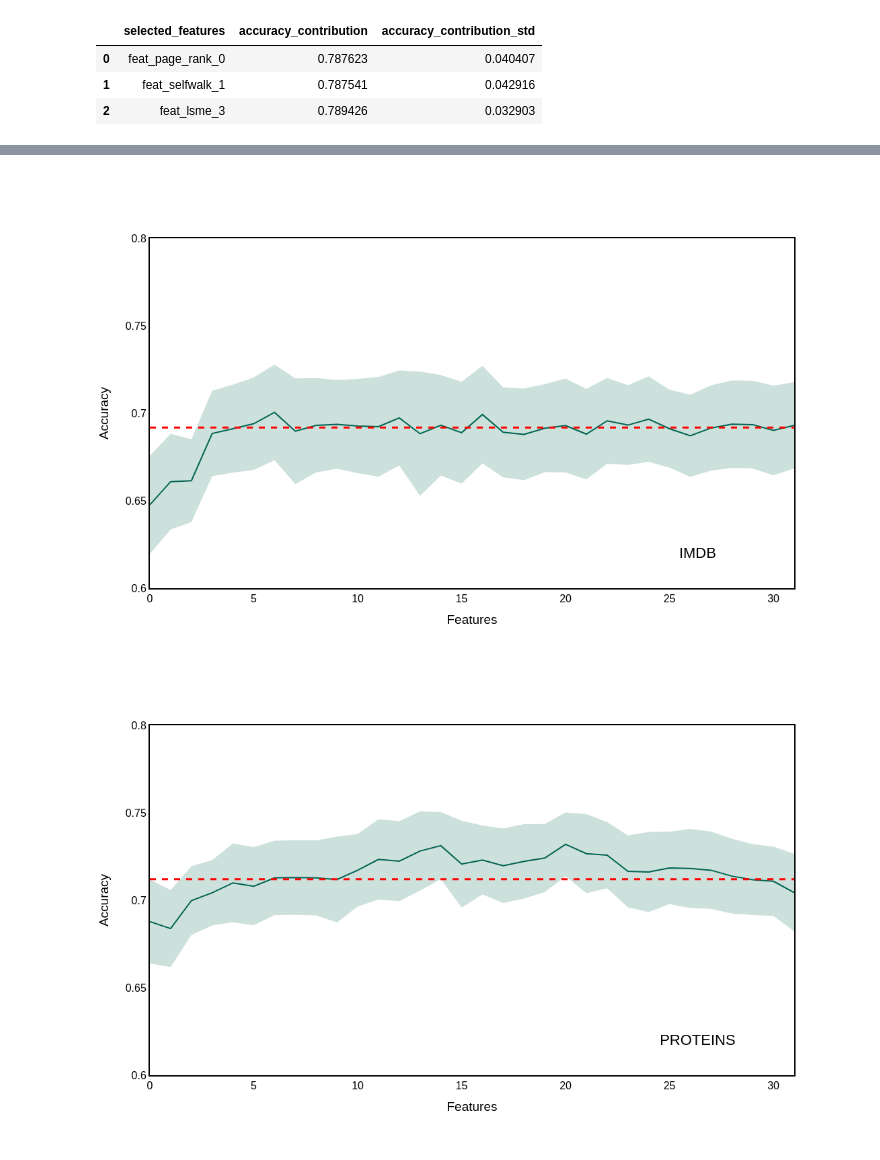
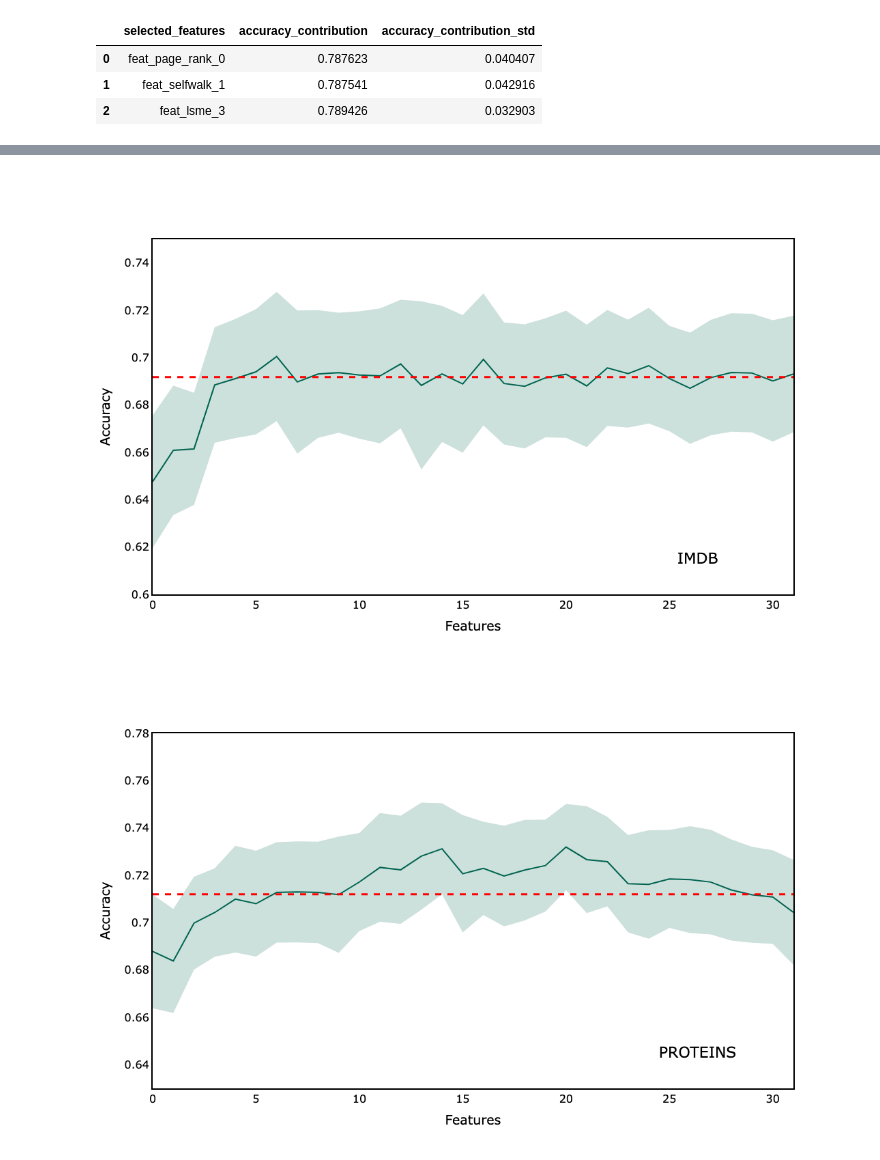
Before and after one commit to ashdehghan/NEExT, a Jupyter notebook: data/Untitled.ipynb, the cells around one changed output, grey strips where cells are left out. Drawn from its saved outputs; the diff is of its cells as text; code cells hidden in the pictures.

```diff
--- a/data/Untitled.ipynb
+++ b/data/Untitled.ipynb
@@ -204,35 +204,35 @@ fig.update_layout(
         zeroline=True,
         showline = True,
         linecolor = 'black',
         mirror=True,
         linewidth = 2
     ),
     xaxis = dict(
         title = "Features",
         mirror=True,
         zeroline=True,
         showline = True,
         linecolor = 'black',
         linewidth = 2,
     ),
     width=700,
     height=700,
     font=dict(
     size=16,
     color="black")
 )
 fig.update_layout(showlegend=False)
-fig.update_layout(yaxis_range=[0.6,0.8])
+fig.update_layout(yaxis_range=[0.6,0.75])
 fig.update_xaxes(showgrid=False, gridwidth=0.5, gridcolor='#e3e1e1')
 fig.update_yaxes(showgrid=False, gridwidth=0.5, gridcolor='grey')
 fig.update_traces(marker_line_color='black', marker_line_width=1.0, opacity=1.0)
 
 fig.add_hline(y=0.6918, line_width=3, line_dash="dash", line_color="red")
 
 
 fig.show()
 # %% [output]
-[figure, old version]
+[figure, new version]
 # %%
 
 PROTEINS["y_upper"] = PROTEINS["accuracy_contribution"] + PROTEINS["accuracy_contribution_std"]
@@ -294,7 +294,7 @@ fig.update_layout(
     color="black")
 )
 fig.update_layout(showlegend=False)
-fig.update_layout(yaxis_range=[0.6,0.8])
+fig.update_layout(yaxis_range=[0.63,0.78])
 fig.update_xaxes(showgrid=False, gridwidth=0.5, gridcolor='#e3e1e1')
 fig.update_yaxes(showgrid=False, gridwidth=0.5, gridcolor='grey')
 fig.update_traces(marker_line_color='black', marker_line_width=1.0, opacity=1.0)
@@ -304,7 +304,7 @@ fig.add_hline(y=0.712, line_width=3, line_dash="dash", line_color="red")
 
 fig.show()
 # %% [output]
-[figure, old version]
+[figure, new version]
 # %%
 
 NCI1["y_upper"] = NCI1["accuracy_contribution"] + NCI1["accuracy_contribution_std"]
```
Also changed, not shown: parts of 3 cells of this notebook.
